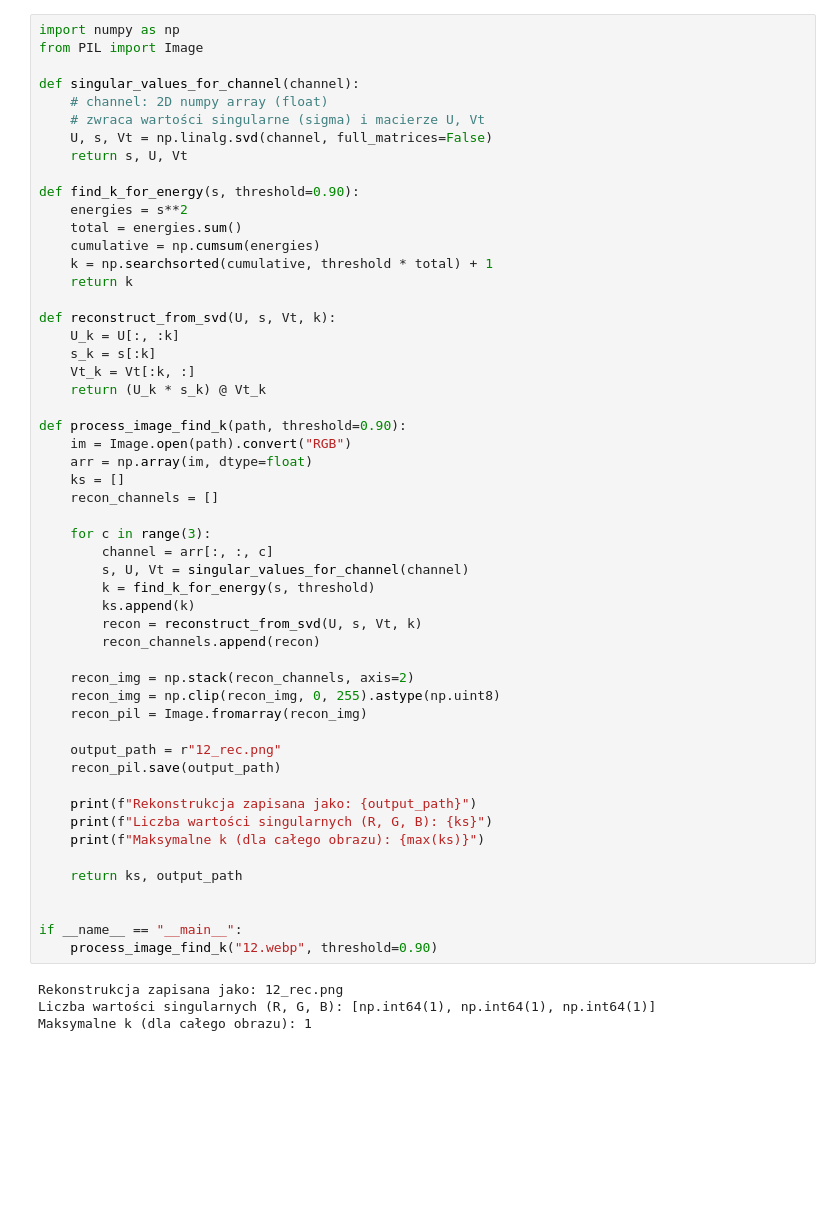
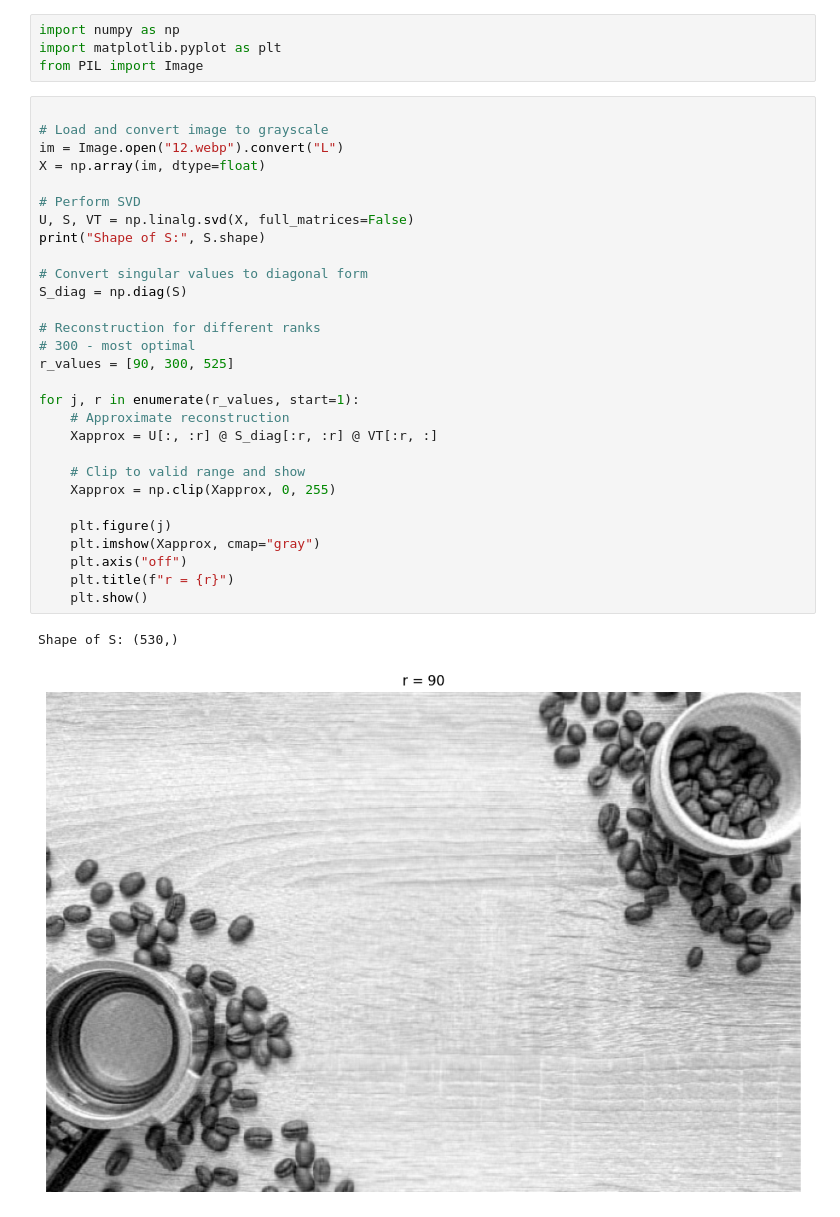
Before and after one commit to ihasp/mk, a Jupyter notebook: Lab1/main.ipynb, the cells around one changed output. Cells and saved outputs as stored; diff of their text form; blank space fills up the shorter version.

```diff
--- a/Lab1/main.ipynb
+++ b/Lab1/main.ipynb
@@ -1,57 +1,36 @@
+# %%
+import numpy as np
+import matplotlib.pyplot as plt
+from PIL import Image
 # %%
-import numpy as np
-from PIL import Image
 
-def singular_values_for_channel(channel):
-    # channel: 2D numpy array (float)
-    # zwraca wartości singularne (sigma) i macierze U, Vt
-    U, s, Vt = np.linalg.svd(channel, full_matrices=False)
-    return s, U, Vt
+# Load and convert image to grayscale
+im = Image.open("12.webp").convert("L")
+X = np.array(im, dtype=float)
 
-def find_k_for_energy(s, threshold=0.90):
-    energies = s**2
-    total = energies.sum()
-    cumulative = np.cumsum(energies)
-    k = np.searchsorted(cumulative, threshold * total) + 1
-    return k
+# Perform SVD
+U, S, VT = np.linalg.svd(X, full_matrices=False)
+print("Shape of S:", S.shape)
 
-def reconstruct_from_svd(U, s, Vt, k):
-    U_k = U[:, :k]
-    s_k = s[:k]
-    Vt_k = Vt[:k, :]
-    return (U_k * s_k) @ Vt_k
+# Convert singular values to diagonal form
+S_diag = np.diag(S)
 
-def process_image_find_k(path, threshold=0.90):
-    im = Image.open(path).convert("RGB")
-    arr = np.array(im, dtype=float)
-    ks = []
-    recon_channels = []
+# Reconstruction for different ranks
+# 300 - most optimal
+r_values = [90, 300, 525]
 
-    for c in range(3):
-        channel = arr[:, :, c]
-        s, U, Vt = singular_values_for_channel(channel)
-        k = find_k_for_energy(s, threshold)
-        ks.append(k)
-        recon = reconstruct_from_svd(U, s, Vt, k)
-        recon_channels.append(recon)
+for j, r in enumerate(r_values, start=1):
+    # Approximate reconstruction
+    Xapprox = U[:, :r] @ S_diag[:r, :r] @ VT[:r, :]
 
-    recon_img = np.stack(recon_channels, axis=2)
-    recon_img = np.clip(recon_img, 0, 255).astype(np.uint8)
-    recon_pil = Image.fromarray(recon_img)
+    # Clip to valid range and show
+    Xapprox = np.clip(Xapprox, 0, 255)
 
-    output_path = r"12_rec.png"
-    recon_pil.save(output_path)
-
-    print(f"Rekonstrukcja zapisana jako: {output_path}")
-    print(f"Liczba wartości singularnych (R, G, B): {ks}")
-    print(f"Maksymalne k (dla całego obrazu): {max(ks)}")
-
-    return ks, output_path
-
-
-if __name__ == "__main__":
-    process_image_find_k("12.webp", threshold=0.90)
+    plt.figure(j)
+    plt.imshow(Xapprox, cmap="gray")
+    plt.axis("off")
+    plt.title(f"r = {r}")
+    plt.show()
 # %% [output]
-Rekonstrukcja zapisana jako: 12_rec.png
-Liczba wartości singularnych (R, G, B): [np.int64(1), np.int64(1), np.int64(1)]
-Maksymalne k (dla całego obrazu): 1
+Shape of S: (530,)
+[figure, added]
```
Also changed, not shown: parts of 3 cells of this notebook, 2 other files.
